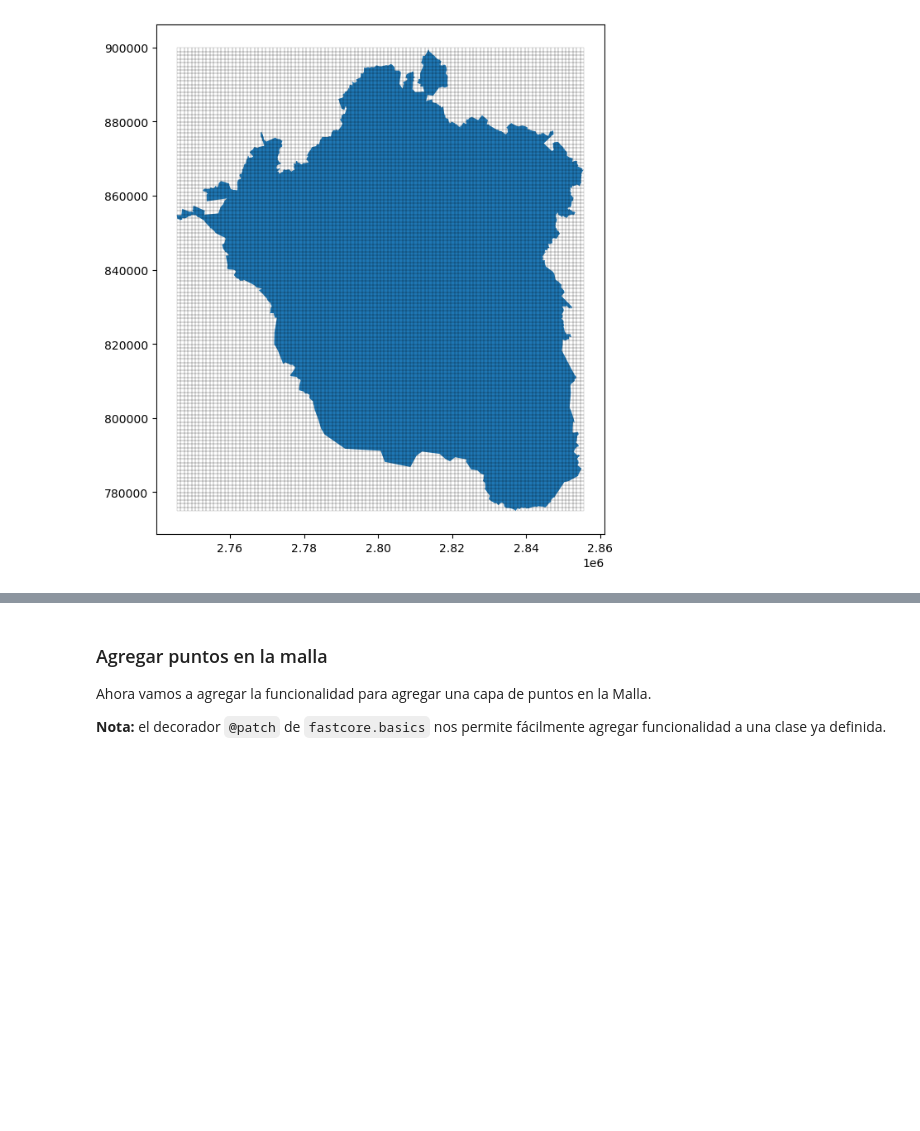
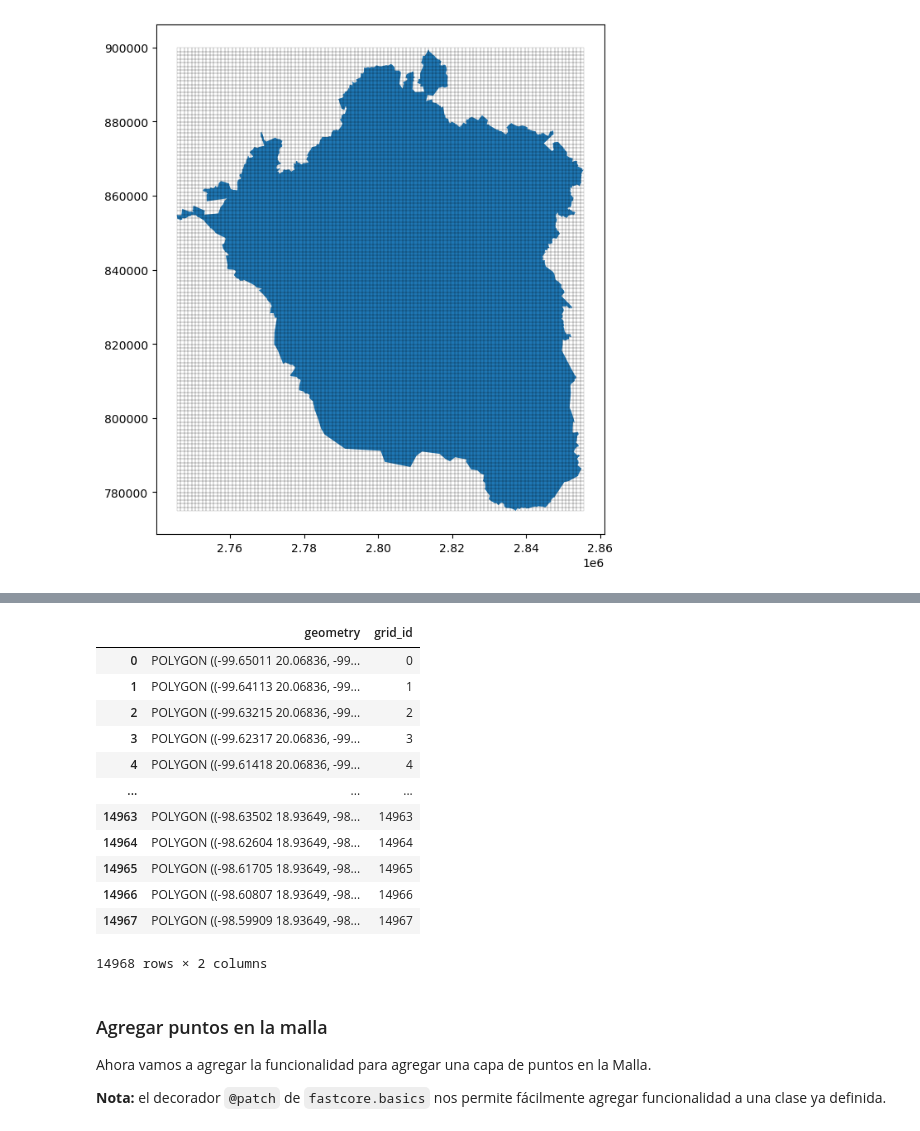
Before and after one commit to CentroGeo/pyLandUseMX, a Jupyter notebook: nbs/api/01_coberturas.ipynb, the cells around one changed output, grey strips where cells are left out. Cells and saved outputs as stored; diff of their text form; code cells hidden in the pictures; blank space fills up the shorter version.

Commit message:
Malla.desde_raster fixes #3

```diff
--- a/nbs/api/01_coberturas.ipynb
+++ b/nbs/api/01_coberturas.ipynb
@@ -88,6 +92,24 @@ class Malla(Cobertura):
         malla = cls(grid, size)
         return malla
 
+    @classmethod
+    def desde_raster(cls,
+                    raster: Union[str, Path] # El raster a partir del que vamos a crear la malla.
+        ):
+        mask = None
+        with rasterio.Env():
+            with rasterio.open(raster) as src:
+                image = src.read(1).astype('float32') # Habría que probar esto con raster diferentes
+                results = (
+                    {'properties': {'grid_id': i}, 'geometry': s}
+                    for i, (s, v)
+                    in enumerate(
+                        shapes(image, mask=mask, transform=src.transform))
+                )
+        geoms = list(results)
+        gdf = gpd.GeoDataFrame.from_features(geoms).set_crs(src.crs)
+        return cls(gdf, src.res[0])
+
     def agrega_lineas(self, lineas: gpd.GeoDataFrame, campo: str=None):
         pass
 
@@ -132,3 +170,21 @@ malla.datos.boundary.plot(ax=ax, edgecolor="black", linewidth=0.1)
+# %%
+pth_raster = descarga_raster_ejemplo()
+malla_raster = Malla.desde_raster(pth_raster)
+malla_raster.datos
+# %% [output]
+|  | geometry | grid_id |
+| 0 | POLYGON ((-99.65011 20.06836, -99... | 0 |
+| 1 | POLYGON ((-99.64113 20.06836, -99... | 1 |
+| 2 | POLYGON ((-99.63215 20.06836, -99... | 2 |
+| 3 | POLYGON ((-99.62317 20.06836, -99... | 3 |
+| 4 | POLYGON ((-99.61418 20.06836, -99... | 4 |
+| ... | ... | ... |
+| 14963 | POLYGON ((-98.63502 18.93649, -98... | 14963 |
+| 14964 | POLYGON ((-98.62604 18.93649, -98... | 14964 |
+| 14965 | POLYGON ((-98.61705 18.93649, -98... | 14965 |
+| 14966 | POLYGON ((-98.60807 18.93649, -98... | 14966 |
+| 14967 | POLYGON ((-98.59909 18.93649, -98... | 14967 |
+14968 rows × 2 columns
 # %% [markdown]
 ### Agregar puntos en la malla
 
```
Also changed, not shown: parts of 3 cells of this notebook, 5 other files.
